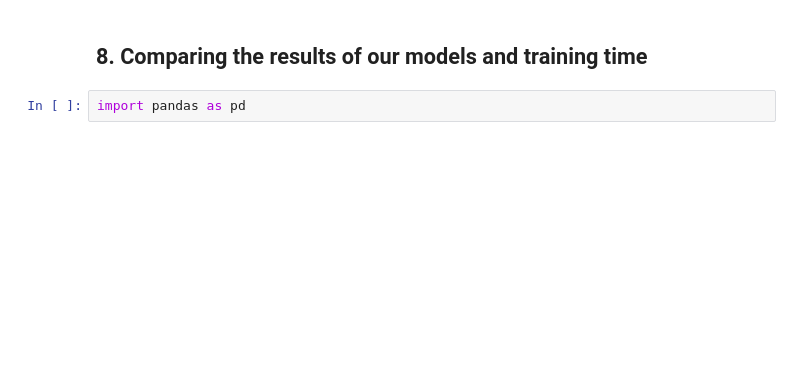
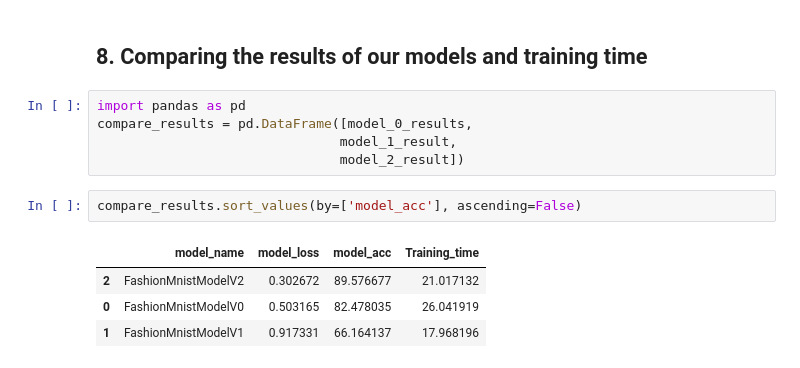
Before and after one commit to Anudeep28/Pytorch_Models, a Jupyter notebook: Pytorch_Models.ipynb, the cells around one changed output. Drawn from its saved outputs; the diff is of its cells as text; blank space fills up the shorter version.

```diff
--- a/Pytorch_Models.ipynb
+++ b/Pytorch_Models.ipynb
@@ -1018,3 +1016,13 @@ model_2_result
 ## 8. Comparing the results of our models and training time
 # %%
 import pandas as pd
+compare_results = pd.DataFrame([model_0_results,
+                               model_1_result,
+                               model_2_result])
+# %%
+compare_results.sort_values(by=['model_acc'], ascending=False)
+# %% [output]
+|  | model_name | model_loss | model_acc | Training_time |
+| 2 | FashionMnistModelV2 | 0.302672 | 89.576677 | 21.017132 |
+| 0 | FashionMnistModelV0 | 0.503165 | 82.478035 | 26.041919 |
+| 1 | FashionMnistModelV1 | 0.917331 | 66.164137 | 17.968196 |
```
Also changed, not shown: parts of 21 cells of this notebook, 2 other files.
